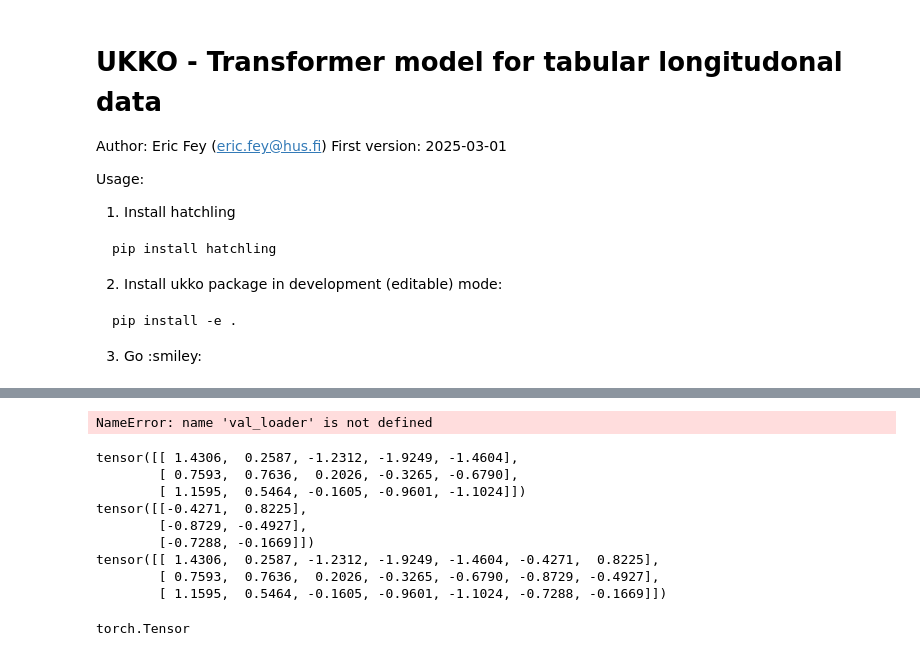
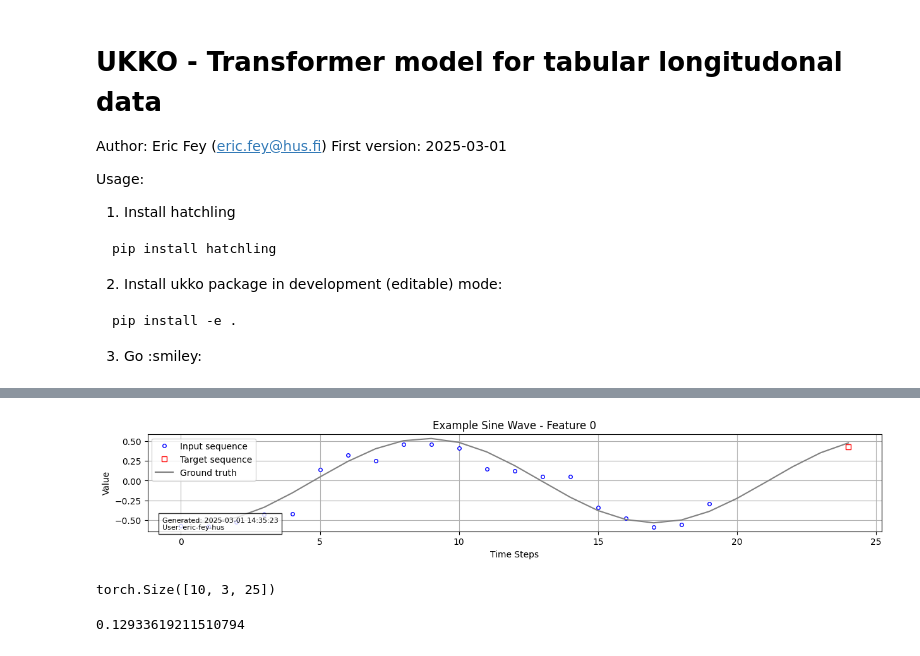
Before and after one commit to eric-fey-hus/ukko, a Jupyter notebook: ukko_get_started.ipynb, the cells around one changed output, grey strips where cells are left out. Saved outputs shown, nothing was run; the diff lists cells and outputs as text; code cells hidden in the pictures.

```diff
--- a/ukko_get_started.ipynb
+++ b/ukko_get_started.ipynb
@@ -241,23 +82,28 @@ Error:
-# %%
-for x, y in val_loader:
-  print(x.shape)
-  print(y.shape)
-# %% [output]
-NameError: name 'val_loader' is not defined
-# %%
-dataset = SineWaveDataset(n_samples=5, n_features=3, sequence_length=5, prediction_length=2)
-print(dataset[0][0])
-print(dataset[0][1])
-print(torch.cat(dataset[0],dim=1))
-type(torch.cat(dataset[0],dim=1))
-# %% [output]
-tensor([[ 1.4306,  0.2587, -1.2312, -1.9249, -1.4604],
-        [ 0.7593,  0.7636,  0.2026, -0.3265, -0.6790],
-        [ 1.1595,  0.5464, -0.1605, -0.9601, -1.1024]])
-tensor([[-0.4271,  0.8225],
-        [-0.8729, -0.4927],
-        [-0.7288, -0.1669]])
-tensor([[ 1.4306,  0.2587, -1.2312, -1.9249, -1.4604, -0.4271,  0.8225],
-        [ 0.7593,  0.7636,  0.2026, -0.3265, -0.6790, -0.8729, -0.4927],
-        [ 1.1595,  0.5464, -0.1605, -0.9601, -1.1024, -0.7288, -0.1669]])
-torch.Tensor
+# %%
+import numpy as np
+import ukko
+from ukko.data import SineWaveDataset
+import importlib
+importlib.reload(ukko.data)
+importlib.reload(ukko.core)
+
+batch_size = 32
+n_samples = 10
+n_features = 3
+sequence_length = 20
+prediction_length = 5
+
+mydataset = ukko.data.SineWaveDataset(n_samples, n_features, sequence_length, prediction_length)
+ukko.data.plot_example_dataset(mydataset, sample_idx=0, feature_idx=0)
+# %% [output]
+[figure, added]
+# %%
+type(mydataset.data)
+mydataset.data.shape
+# %% [output]
+torch.Size([10, 3, 25])
+# %%
+phase_array = np.random.uniform(0, 2 * np.pi, n_features)
+phase_array[0]
+# %% [output]
+0.12933619211510794
```
Also changed, not shown: parts of 16 cells of this notebook, 6 other files.
